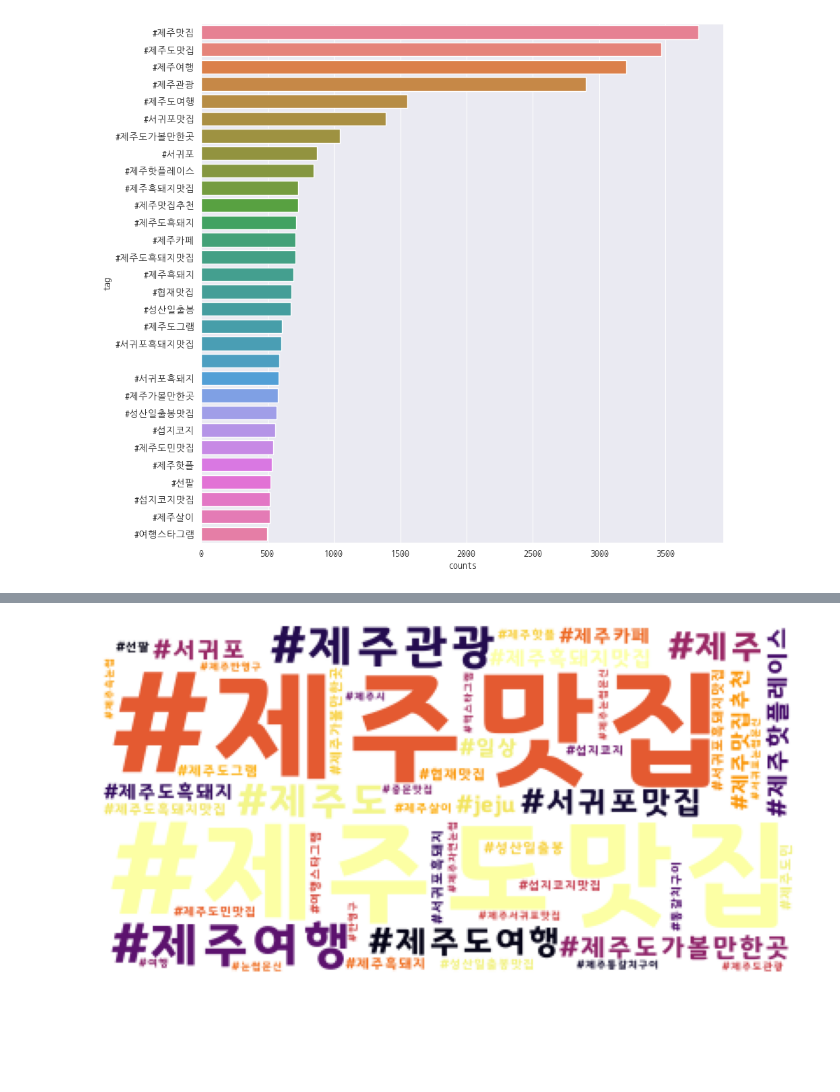
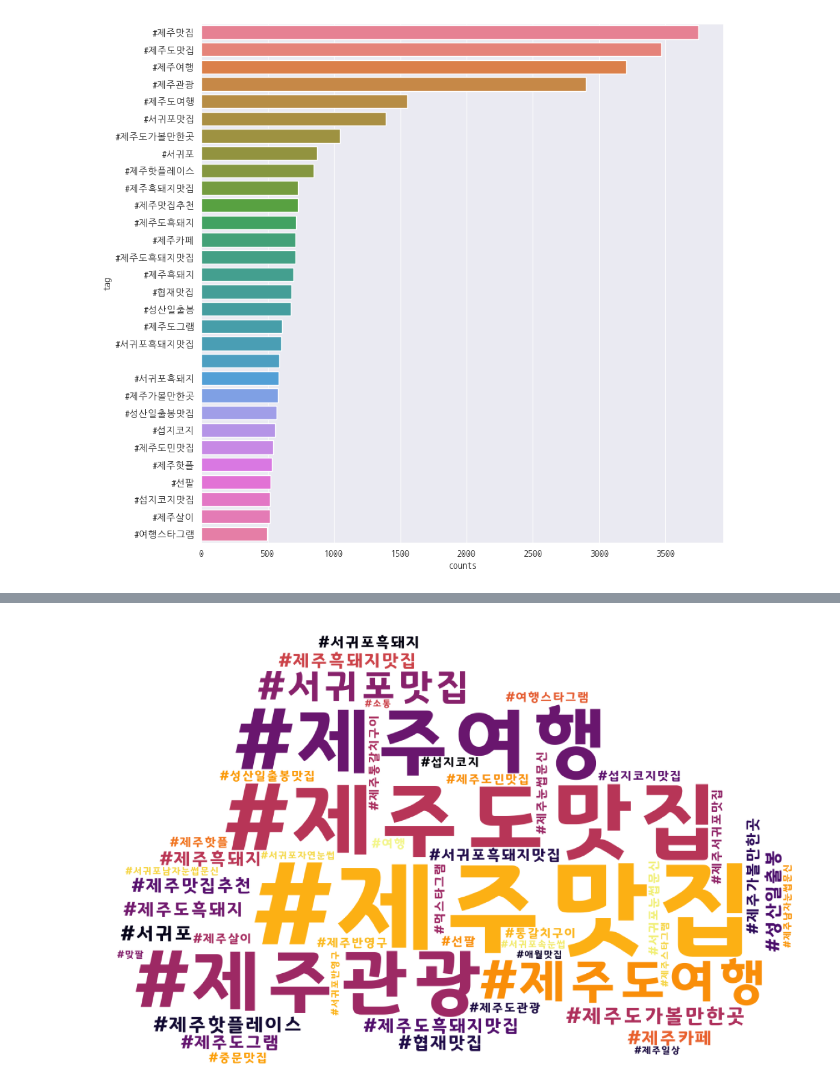
Before and after one commit to devuoon/bigdata-analysis-2024, a Jupyter notebook: day04/da11_제주도핫플레이스_크롤링.ipynb, the cells around one changed output, grey strips where cells are left out. Cells and saved outputs as stored; diff of their text form; code cells hidden in the pictures; blank space fills up the shorter version.

```diff
--- a/day04/da11_제주도핫플레이스_크롤링.ipynb
+++ b/day04/da11_제주도핫플레이스_크롤링.ipynb
@@ -268,11 +271,16 @@ elif platform.system() == 'Darwin': #macos
 # %%
 # 워드 클라우드 만들기
-tagsLast = dict(tagCounts.most_common(50))
-wc = WordCloud(font_path=fontPath, colormap='inferno', background_color='white', max_words=100).generate_from_frequencies(tagsList)
+tagsLast = dict(tagFilterCounts.most_common(50))
+
+mask = np.array(Image.open('./data/cloud.png'))
+mask[mask.sum(axis=2) == 0] = 255 # 마스크이미지를 여백이 0
+
+wc = WordCloud(font_path=fontPath, colormap='inferno', mask=mask, relative_scaling=0.4, width=1000, height=600, background_color='white', max_words=100).generate_from_frequencies(tagsLast)
 
 plt.figure(figsize=(15,10))
 plt.imshow(wc)
 plt.axis('off') #x,y좌표 숨김
+plt.savefig('./data/제주맛집_워드클라우드.png')
 plt.show()
 # %% [output]
-[figure, old version]
+[figure, new version]
```
Also changed, not shown: parts of 2 cells of this notebook, 1 other file.
